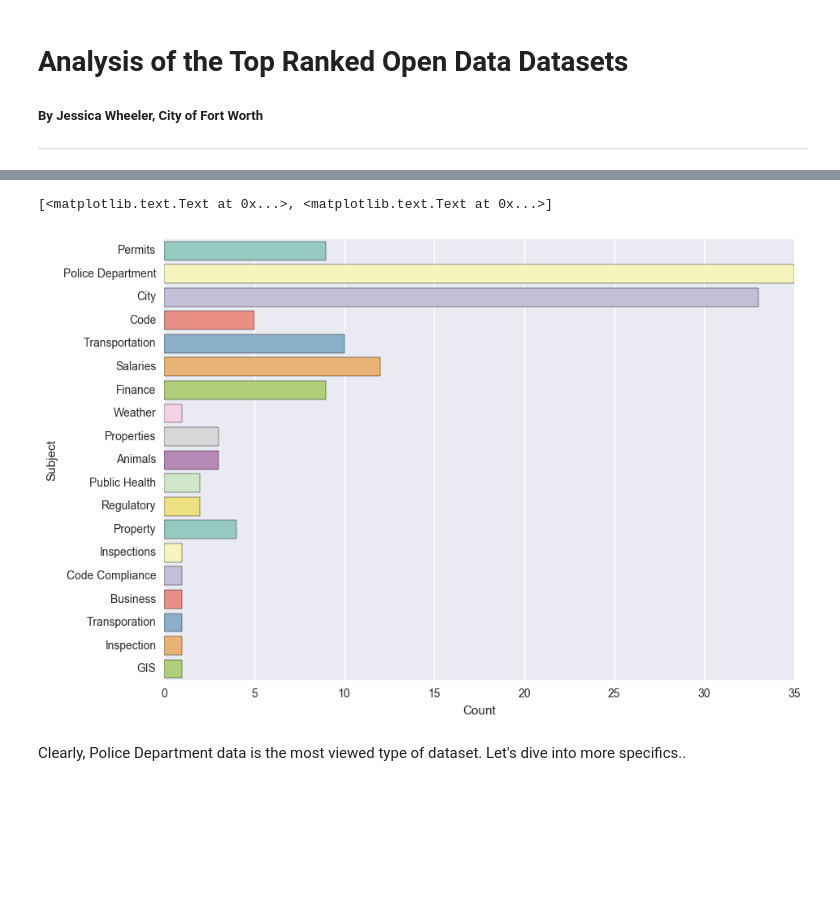
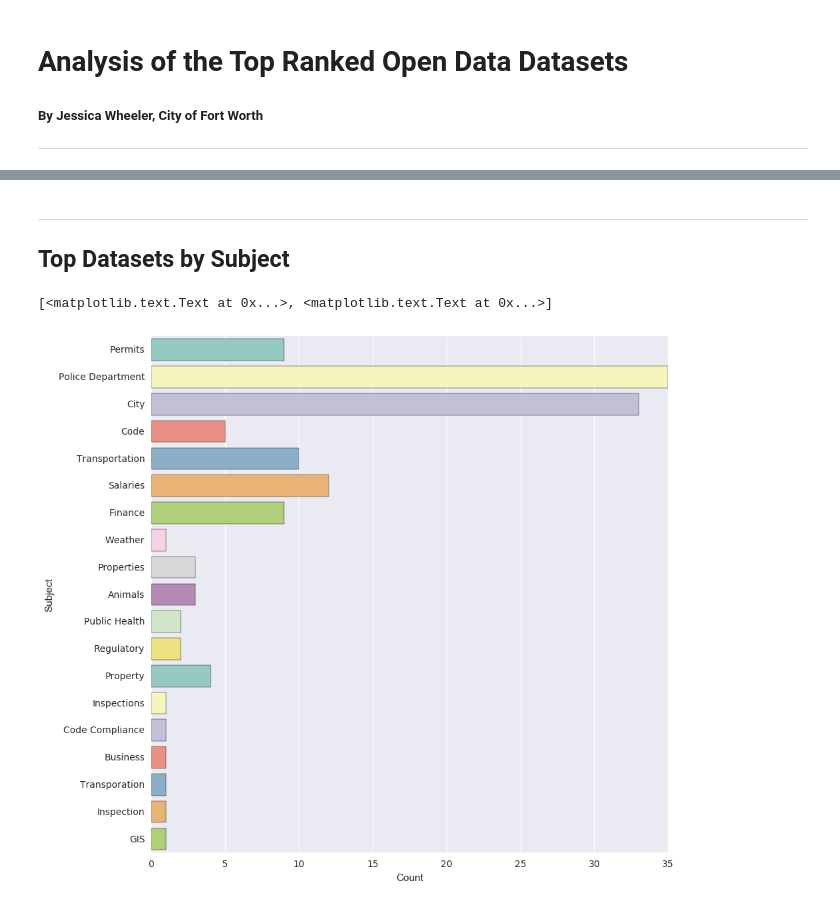
Before and after one commit to jessicawheeler/OpenDataCFW, a Jupyter notebook: RankedOpenDatasets_Wheeler.ipynb, the cells around one changed output, grey strips where cells are left out. Drawn from its saved outputs; the diff is of its cells as text; code cells hidden in the pictures; blank space fills up the shorter version.

```diff
--- a/RankedOpenDatasets_Wheeler.ipynb
+++ b/RankedOpenDatasets_Wheeler.ipynb
@@ -34,6 +35,14 @@ import matplotlib.pyplot as plt
 #Read in the CSV file
 df = pd.read_csv('https://raw.githubusercontent.com/jessicawheeler/OpenDataCFW/master/RankedOpenDatasetsCLEAN%20-%20Sheet1%20(1).csv')
 
-#View the first five rows of the dataset to make sure it's what we wanted.
-df.head()
+#Get information on the dataset itself.
+df.info()
+
+#Clean up the column headers
+df.columns = [x.strip().replace(' ', '') for x in df.columns]
+
+#Change #ofHits from an object to a numeric
+df['#ofHits'] = df['#ofHits'].str.replace(',', '')
+df['#ofHits'] = df['#ofHits'].astype(float)
+df['#ofHits'] = df['#ofHits'].astype('int64')
 # %% [output]
@@ -51,11 +81,11 @@ We want to
+# %% [markdown]
+---
+## Top Datasets by Subject
 # %%
 # Resource: http://seaborn.pydata.org/tutorial/categorical.html?highlight=bar%20plots
-f, ax = plt.subplots(figsize=(10, 7))
+f, ax = plt.subplots(figsize=(10, 10))
 sns.countplot(y='Subject', data=df, palette="Set3");
 ax.set(xlabel='Count', ylabel='Subject')
 # %% [output]
 [<matplotlib.text.Text at 0x...>, <matplotlib.text.Text at 0x...>]
-[figure, old version]
+[figure, new version]
-# %% [markdown]
-Clearly, Police Department data is the most viewed type of dataset.
-Let's dive into more specifics..
```
Also changed, not shown: parts of 26 cells of this notebook, 1 other file.
